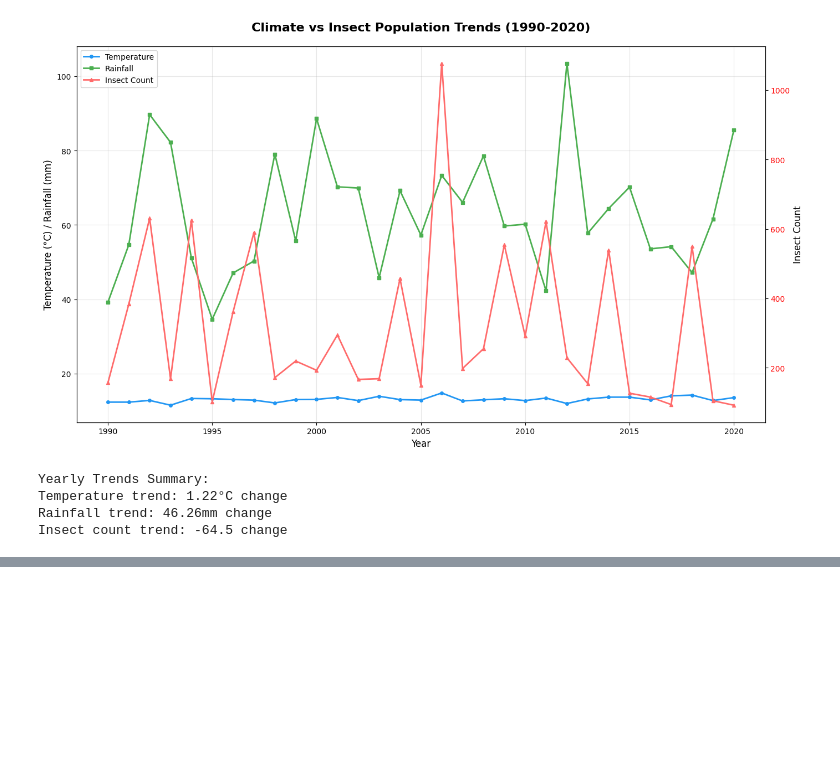
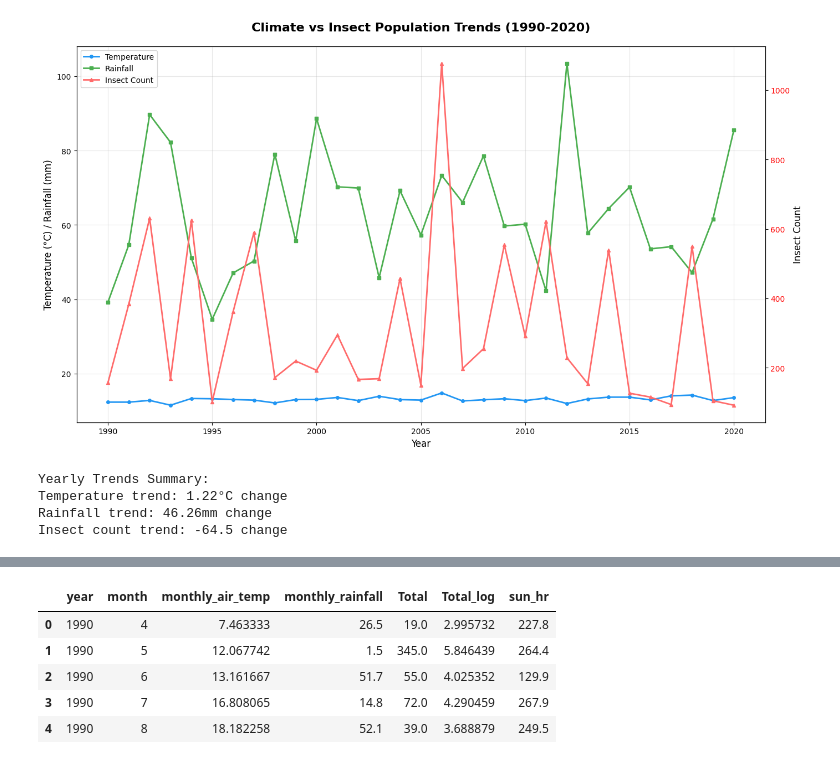
Before and after one commit to swimmingkirby/TeamOthers, a Jupyter notebook: ai/regression_final.ipynb, the cells around one changed output, grey strips where cells are left out. Saved outputs shown, nothing was run; the diff lists cells and outputs as text; code cells hidden in the pictures; blank space fills up the shorter version.

```diff
--- a/ai/regression_final.ipynb
+++ b/ai/regression_final.ipynb
@@ -930,0 +828,9 @@ Insect count trend: -64.5 change
+# %%
+final_df_3.head()
+# %% [output]
+|  | year | month | monthly_air_temp | monthly_rainfall | Total | Total_log | sun_hr |
+| 0 | 1990 | 4 | 7.463333 | 26.5 | 19.0 | 2.995732 | 227.8 |
+| 1 | 1990 | 5 | 12.067742 | 1.5 | 345.0 | 5.846439 | 264.4 |
+| 2 | 1990 | 6 | 13.161667 | 51.7 | 55.0 | 4.025352 | 129.9 |
+| 3 | 1990 | 7 | 16.808065 | 14.8 | 72.0 | 4.290459 | 267.9 |
+| 4 | 1990 | 8 | 18.182258 | 52.1 | 39.0 | 3.688879 | 249.5 |
```
Also changed, not shown: parts of 12 cells of this notebook, 8 other files.
